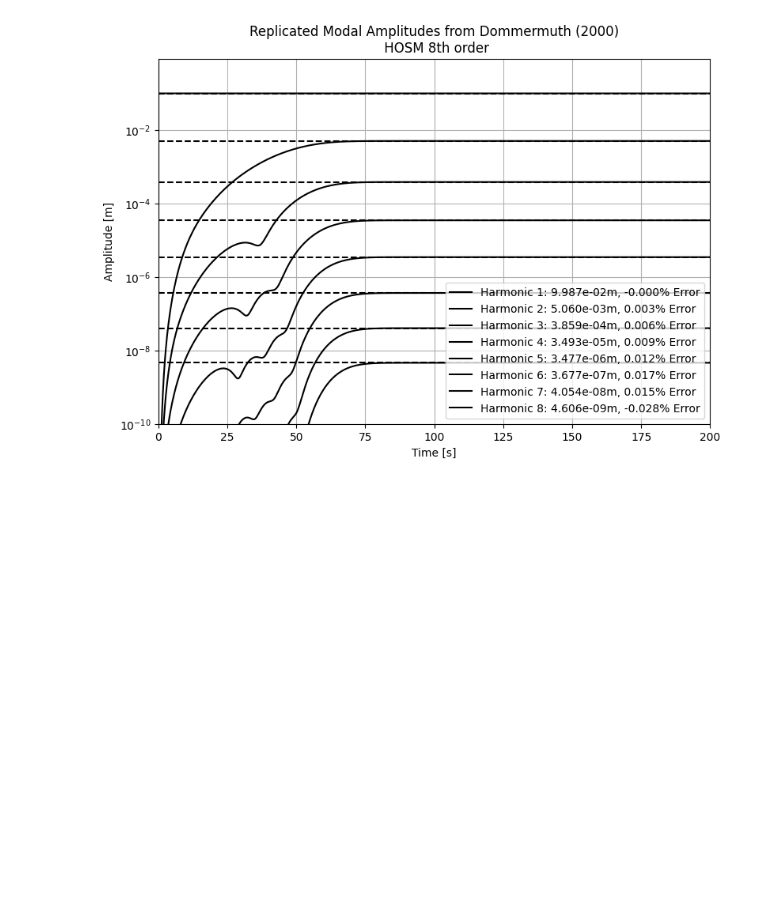
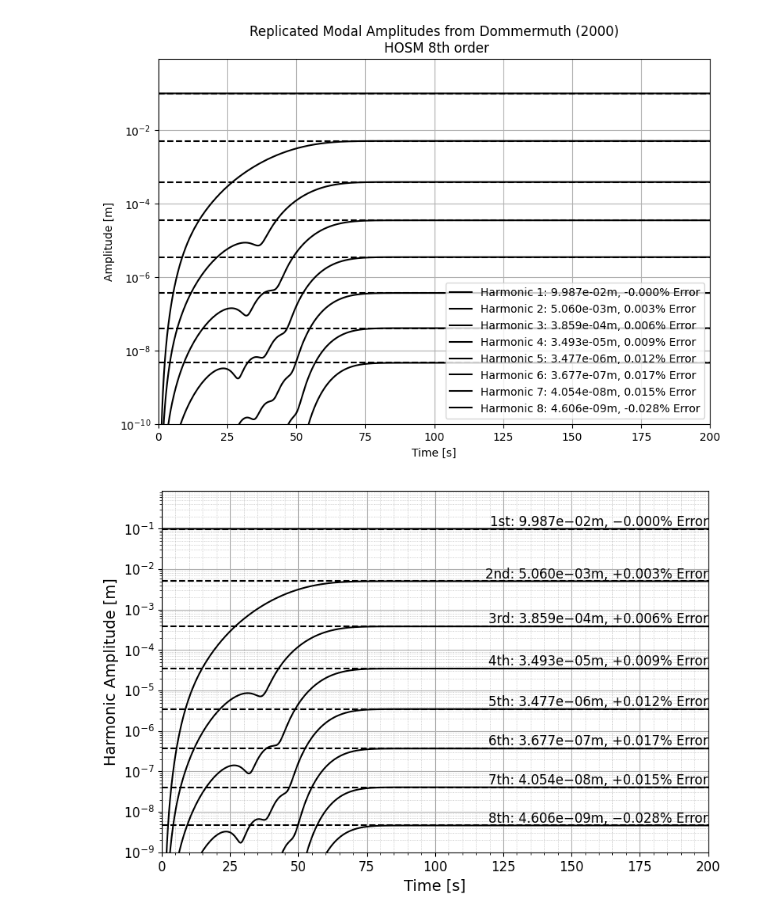
Before and after one commit to VegardBaa/HOSim, a Jupyter notebook: verification/verification_2d.ipynb, the cells around one changed output. Drawn from its saved outputs; the diff is of its cells as text; code cells hidden in the pictures; blank space fills up the shorter version.

```diff
--- a/verification/verification_2d.ipynb
+++ b/verification/verification_2d.ipynb
@@ -213,20 +213,44 @@ for i in range(1, steps+1):
     y = rk4_step_jit(t, y, step_size, modes, g, k0, mHOS, Ta, f_jit)
     t += step_size
 # %%
+def ordinal(n):
+    if 10 <= n % 100 <= 20:
+        suffix = 'th'
+    else:
+        suffix = {1: 'st', 2: 'nd', 3: 'rd'}.get(n % 10, 'th')
+    return f"{n}{suffix}"
+
+fontsize = 12
+
 amps = np.array([9.9870520E-02, 5.0594125E-03, 3.8584235E-04, 3.4929691E-05, 3.4769679E-06, 3.6763951E-07, 4.0531740E-08, 4.6076934E-09])
 
-plt.figure(figsize=(9, 6))
+fig, ax = plt.subplots(figsize=(9, 6))
 for i in range(harmonics):
     modal_result = abs(result[-1, i+1, i+1]) / modes / modes / 2
     modal_error = (modal_result - amps[i]) / modal_result * 100
     plt.semilogy(np.linspace(0, tMax, result.shape[0]), abs(result[:, i+1, i+1]) / modes / modes / 2, color="k", label=f"Harmonic {i+1}: {modal_result:.3e}m, {modal_error:.3f}% Error")
     plt.axhline(y=amps[i], color="k", linestyle="--")
+    ax.annotate(f"{ordinal(i+1)}: {modal_result:.3e}m, {modal_error:+1.3f}% Error".replace("-", "−"),
+                xy=(tMax, modal_result),         # Point to annotate
+                xytext=(tMax, modal_result),     # Text location
+                # arrowprops=dict(arrowstyle='-'),
+                va='bottom',
+                ha='right',
+                fontsize=fontsize)
 
-plt.grid()
-plt.title("Replicated Modal Amplitudes from Dommermuth (2000)\n HOSM 8th order")
+# plt.grid()
+# plt.title("Replicated Modal Amplitudes from Dommermuth (2000)\n HOSM 8th order")
 plt.xlim(0, tMax)
 plt.ylim(10.0E-10)
-plt.ylabel("Amplitude [m]")
-plt.xlabel("Time [s]")
-plt.legend(loc=4)
+plt.ylabel("Harmonic Amplitude [m]", fontsize=fontsize+2)
+plt.xlabel("Time [s]", fontsize=fontsize+2)
+
+# ax.legend(fontsize=fontsize, loc=4)
+ax.grid(True, which='major', linewidth=0.8)
+ax.minorticks_on()
+ax.grid(True, which='minor', linestyle=':', linewidth=0.5)
+ax.tick_params(labelsize=12)
+plt.savefig("results/")
 plt.show()
+# %% [output]
+[figure, added]
```
Also changed, not shown: parts of 1 cell of this notebook.
